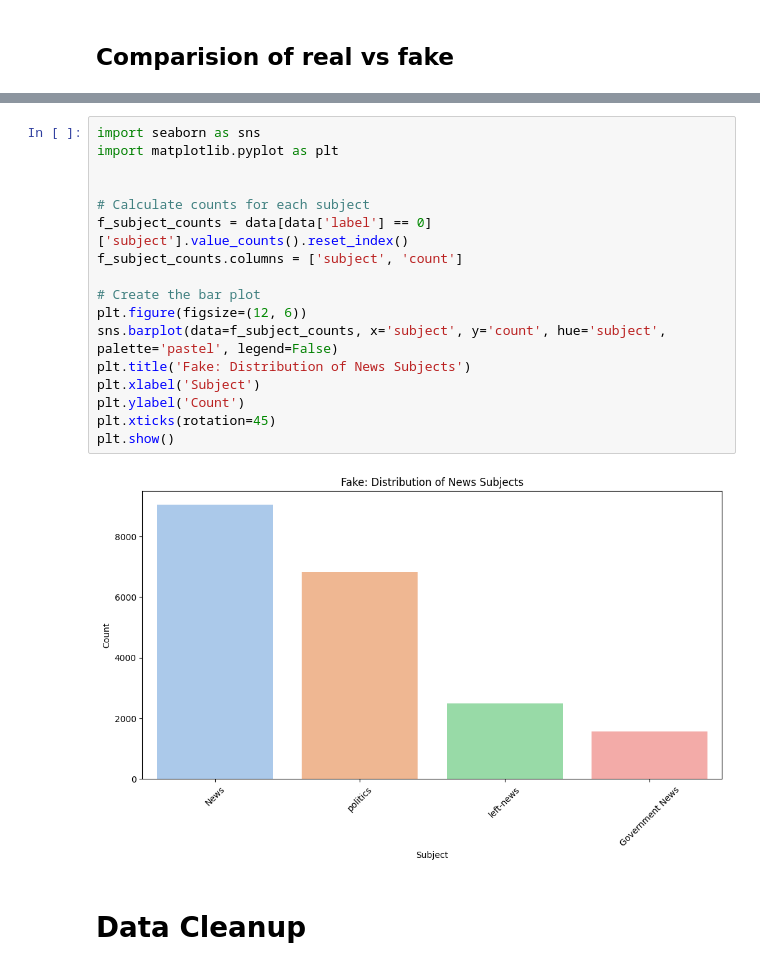
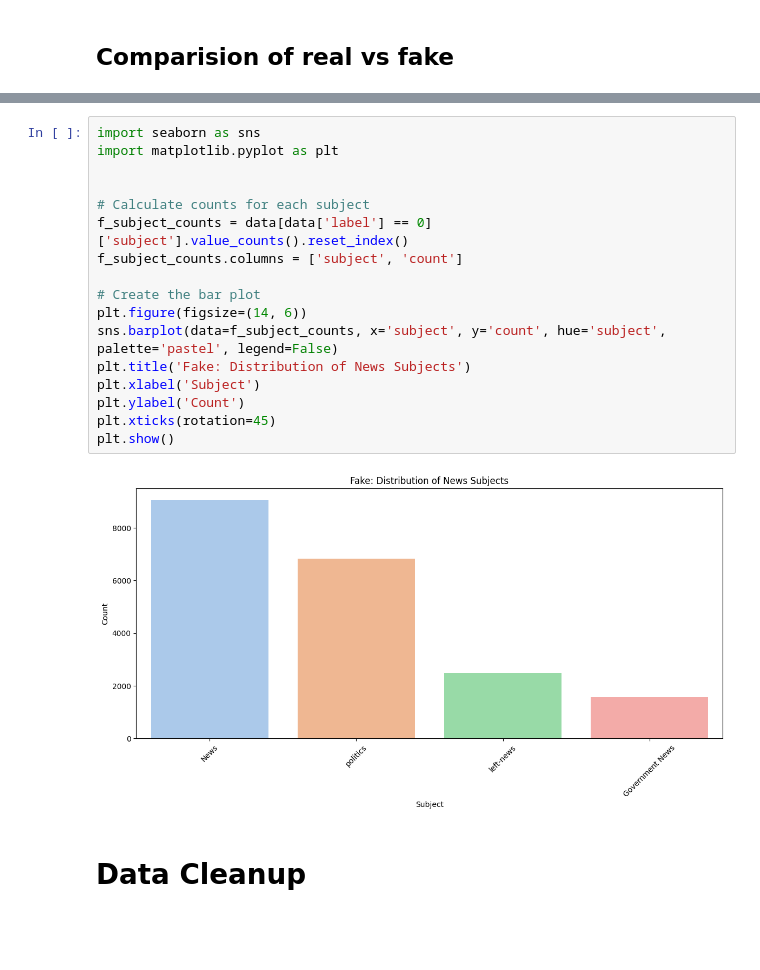
Before and after one commit to ashishsantikari/project-nlp-challenge, a Jupyter notebook: solution.ipynb, the cells around one changed output, grey strips where cells are left out. Cells and saved outputs as stored; diff of their text form; blank space fills up the shorter version.

```diff
--- a/solution.ipynb
+++ b/solution.ipynb
@@ -206,22 +193,22 @@ plt.show()
 # %%
 import seaborn as sns
 import matplotlib.pyplot as plt
 
 
 # Calculate counts for each subject
 f_subject_counts = data[data['label'] == 0]['subject'].value_counts().reset_index()
 f_subject_counts.columns = ['subject', 'count']
 
 # Create the bar plot
-plt.figure(figsize=(12, 6))
+plt.figure(figsize=(14, 6))
 sns.barplot(data=f_subject_counts, x='subject', y='count', hue='subject', palette='pastel', legend=False)
 plt.title('Fake: Distribution of News Subjects')
 plt.xlabel('Subject')
 plt.ylabel('Count')
 plt.xticks(rotation=45)
 plt.show()
 # %% [output]
-[figure, old version]
+[figure, new version]
 # %% [markdown]
 # Data Cleanup
 # %%
```
Also changed, not shown: parts of 34 cells of this notebook.
